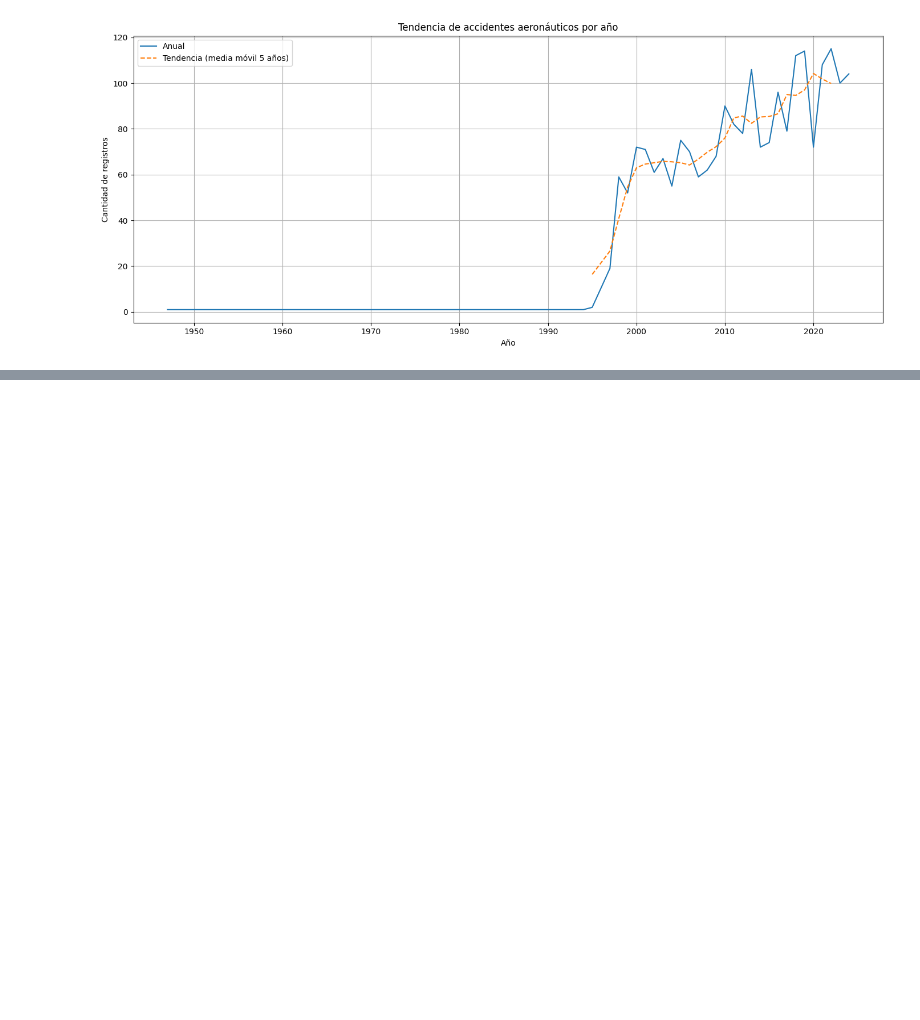
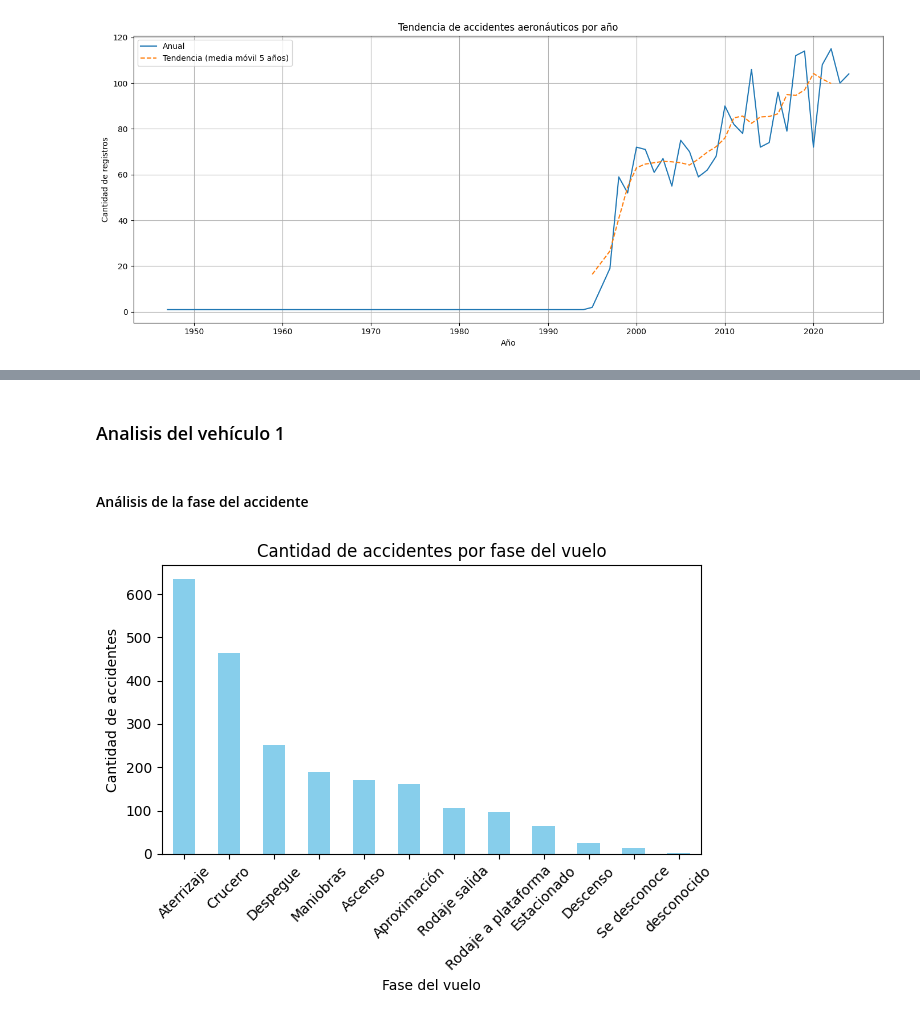
Before and after one commit to MAXIFERNANDEZZ/Accidentes-Aeron-uticos-Argentina, a Jupyter notebook: Data/EDA expedientes aeronauticos.ipynb, the cells around one changed output, grey strips where cells are left out. Cells and saved outputs as stored; diff of their text form; code cells hidden in the pictures; blank space fills up the shorter version.

```diff
--- a/Data/EDA expedientes aeronauticos.ipynb
+++ b/Data/EDA expedientes aeronauticos.ipynb
@@ -107,0 +159,25 @@ plt.show()
+# %%
+
+# Correcciones de coordenadas según el índice
+correcciones = {
+    1972:  (-43.61256, -71.02095),                           # Estancia Tecka Airport
+    237:   (-34.6822, -59.0347), 87: (-34.6822, -59.0347),   # Aeródromo General Rodríguez
+    1900:  (-34.6822, -59.0347), 1875: (-34.6822, -59.0347),
+    1825:  (-34.6822, -59.0347),
+    232: (-34.6822, -59.0347),
+    627:   (-32.8700, -68.8300),                             # Newbery, Mendoza
+    2166:  (-36.1153, -57.8567),                             # Paraje India Muerta
+    623:   (-34.8222, -58.5358), 615: (-34.8222, -58.5358),  # Ezeiza
+    2046:  (-26.7000, -60.7333),                             # Avia Terai, Chaco
+    1964:  (-32.6167, -60.2000),                             # Zona rural Victoria, Entre Ríos
+    1952:  (-32.2656, -58.0930),                             # Zona Rural Rio Uruguay - Colón
+    1894:  (-54.23355, -67.21325)                            # Helipuerto Antártida
+}
+
+for idx, (lat, lon) in correcciones.items():
+    expedientes.loc[idx, "Latitud"] = lat
+    expedientes.loc[idx, "Longitud"] = lon
+
+# Borrar registros con errores graves según el índice
+indices_a_borrar = [1298, 589, 949, 293, 185, 1303, 202, 504, 1284, 362, 381, 1320, 24, 1463]
+expedientes.drop(index=indices_a_borrar, inplace=True)
@@ -107,0 +202,16 @@ plt.show()
+# %% [markdown]
+### Analisis del vehículo 1
+# %% [markdown]
+#### Análisis de la fase del accidente
+# %%
+# Contar ocurrencias por fase (ignorando nulos)
+expedientes['Vehículo 1 - fase'].dropna().value_counts().plot(kind='bar', color='skyblue')
+
+plt.title('Cantidad de accidentes por fase del vuelo')
+plt.xlabel('Fase del vuelo')
+plt.ylabel('Cantidad de accidentes')
+plt.xticks(rotation=45)
+plt.tight_layout()
+plt.show()
+# %% [output]
+[figure, added]
```
Also changed, not shown: parts of 43 cells of this notebook, 1 other file.
